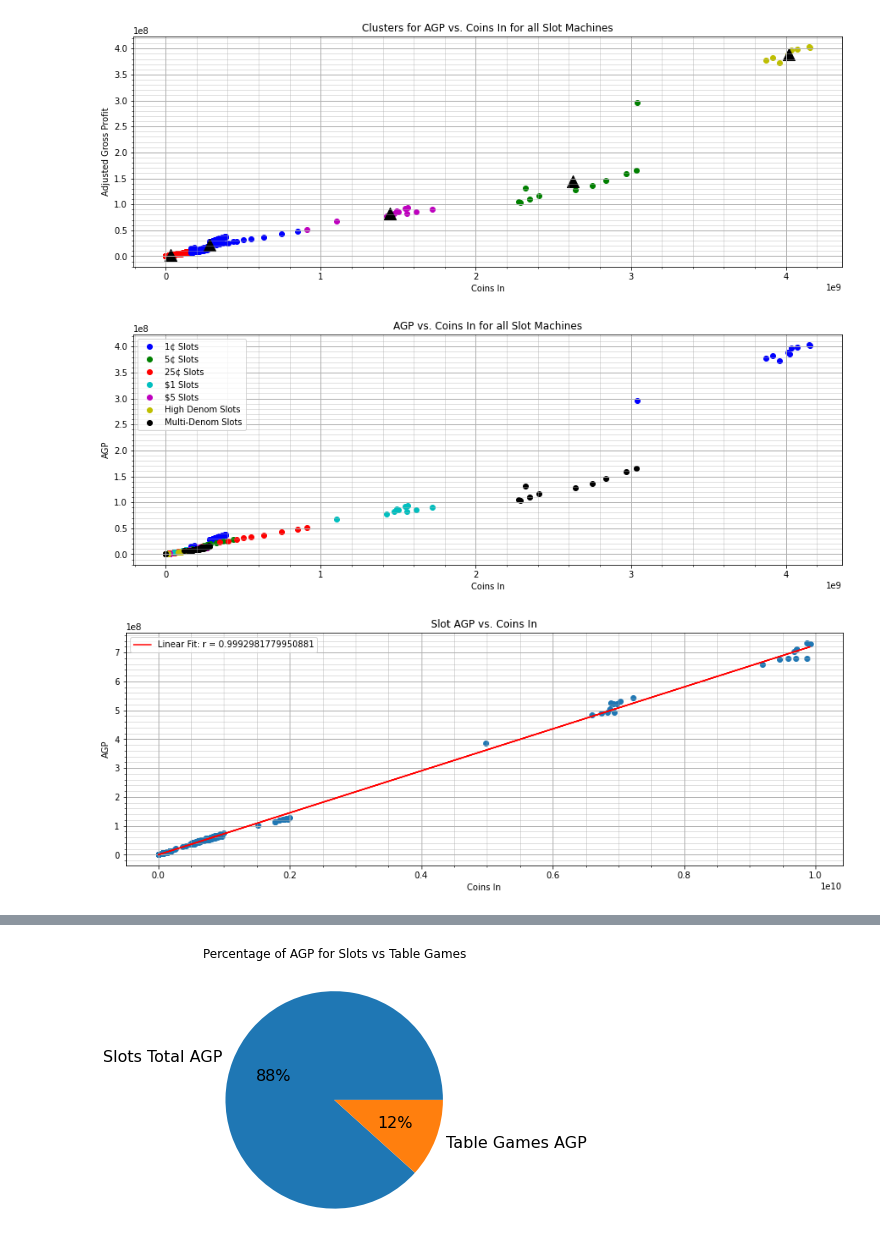
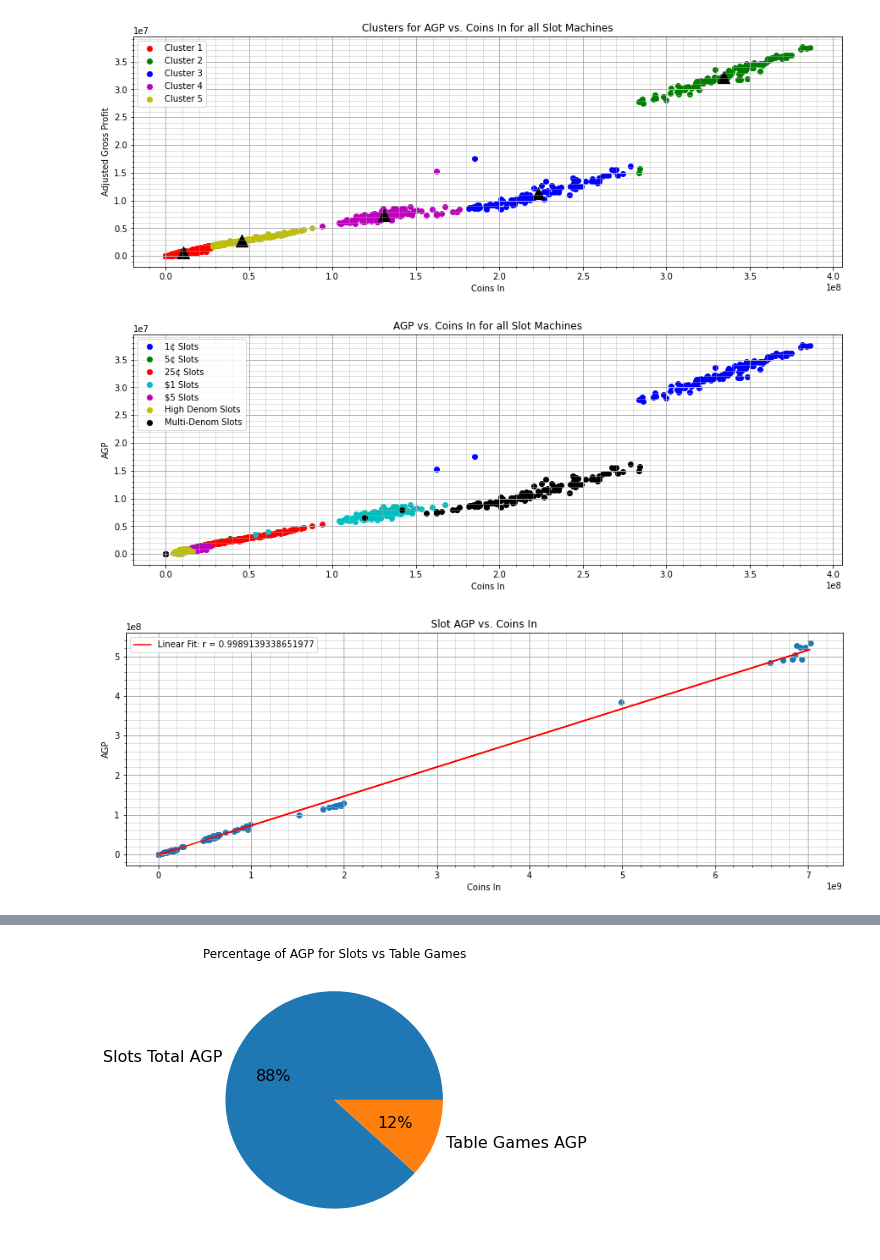
Before and after one commit to MattsonCam/Casino_Royale, a Jupyter notebook: casino_royale.ipynb, the cells around one changed output, grey strips where cells are left out. Drawn from its saved outputs; the diff is of its cells as text; code cells hidden in the pictures.

```diff
--- a/casino_royale.ipynb
+++ b/casino_royale.ipynb
@@ -222,66 +219,63 @@ colors = ['r','g','b']
 # %%
-allsltagp = pd.concat([state.loc[:,'1¢ Slots AGP'],state.loc[:,'5¢ Slots AGP'],state.loc[:,'10¢ Slots AGP'],state.loc[:,'25¢ Slots AGP'],state.loc[:,'50¢ Slots AGP'],state.loc[:,'$1 Slots AGP'],state.loc[:,'$2 Slots AGP'],state.loc[:,'$5 Slots AGP'],state.loc[:,'High Denom Slots AGP'],state.loc[:,'Multi-Denom Slots AGP']])
-allsltcoin = pd.concat([state.loc[:,'1¢ Slots Coins In'],state.loc[:,'5¢ Slots Coins In'],state.loc[:,'10¢ Slots Coins In'],state.loc[:,'25¢ Slots Coins In'],state.loc[:,'50¢ Slots Coins In'],state.loc[:,'$1 Slots Coins In'],state.loc[:,'$2 Slots Coins In'],state.loc[:,'$5 Slots Coins In'],state.loc[:,'High Denom Slots Coins In'],state.loc[:,'Multi-Denom Slots Coins In']])
+slotfilt = (state['month'].isin(monchoose))
+#print(state)
+allsltagp = pd.concat([state.loc[slotfilt,'1¢ Slots AGP'],state.loc[slotfilt,'5¢ Slots AGP'],state.loc[slotfilt,'10¢ Slots AGP'],state.loc[slotfilt,'25¢ Slots AGP'],state.loc[slotfilt,'50¢ Slots AGP'],state.loc[slotfilt,'$1 Slots AGP'],state.loc[slotfilt,'$2 Slots AGP'],state.loc[slotfilt,'$5 Slots AGP'],state.loc[slotfilt,'High Denom Slots AGP'],state.loc[slotfilt,'Multi-Denom Slots AGP']])
+allsltcoin = pd.concat([state.loc[slotfilt,'1¢ Slots Coins In'],state.loc[slotfilt,'5¢ Slots Coins In'],state.loc[slotfilt,'10¢ Slots Coins In'],state.loc[slotfilt,'25¢ Slots Coins In'],state.loc[slotfilt,'50¢ Slots Coins In'],state.loc[slotfilt,'$1 Slots Coins In'],state.loc[slotfilt,'$2 Slots Coins In'],state.loc[slotfilt,'$5 Slots Coins In'],state.loc[slotfilt,'High Denom Slots Coins In'],state.loc[slotfilt,'Multi-Denom Slots Coins In']])
+
 plt.rcParams['figure.figsize'] = [15,5]
 allsltagp = allsltagp.to_numpy()
 allsltcoin = allsltcoin.to_numpy()
-
-'''
-plt.scatter(state.loc[:,'Slots Total Coins In'],state.loc[:,'Slots Total AGP'],color='r')
-plt.scatter(cripple.loc[:,'Slots Total Coins In'],cripple.loc[:,'Slots Total AGP'],color='g')
-plt.scatter(black.loc[:,'Slots Total Coins In'],black.loc[:,'Slots Total AGP'],color='b')
-plt.scatter(central.loc[:,'Slots Total Coins In'],central.loc[:,'Slots Total AGP'],color='y')
-'''
 
 points = np.vstack((allsltcoin,allsltagp)).T
 kmeansmodel = kmeans(n_clusters=5)
 values = kmeansmodel.fit_predict(points)
 centind0 = np.where(values[:] == 0)[0]
 centind1 = np.where(values[:] == 1)[0]
 centind2 = np.where(values[:] == 2)[0]
 centind3 = np.where(values[:] == 3)[0]
 centind4 = np.where(values[:] == 4)[0]
 centroids = kmeansmodel.cluster_centers_
 
 plt.figure(1)
 plt.minorticks_on()
 plt.grid(which='minor', alpha=0.5)
 plt.grid(which='major', linewidth=1)
 
-plt.scatter(allsltcoin[centind0],allsltagp[centind0],color='r')
-plt.scatter(allsltcoin[centind1],allsltagp[centind1],color='g')
-plt.scatter(allsltcoin[centind2],allsltagp[centind2],color='b')
-plt.scatter(allsltcoin[centind3],allsltagp[centind3],color='m')
-plt.scatter(allsltcoin[centind4],allsltagp[centind4],color='y')
+plt.scatter(allsltcoin[centind0],allsltagp[centind0],color='r',label='Cluster 1')
+plt.scatter(allsltcoin[centind1],allsltagp[centind1],color='g',label='Cluster 2')
+plt.scatter(allsltcoin[centind2],allsltagp[centind2],color='b',label='Cluster 3')
+plt.scatter(allsltcoin[centind3],allsltagp[centind3],color='m',label='Cluster 4')
+plt.scatter(allsltcoin[centind4],allsltagp[centind4],color='y',label='Cluster 5')
 plt.scatter(centroids[:,0],centroids[:,1],color='k', marker='^', s = 200)
 plt.xlabel('Coins In')
 plt.ylabel('Adjusted Gross Profit')
 plt.title('Clusters for AGP vs. Coins In for all Slot Machines')
+plt.legend()
 plt.savefig('slots-clusters.png')
 
 plt.figure(2)
 plt.minorticks_on()
 plt.grid(which='minor', alpha=0.5)
 plt.grid(which='major', linewidth=1)
-plt.scatter(state.loc[:,'1¢ Slots Coins In'],state.loc[:,'1¢ Slots AGP'],color='b',label='1¢ Slots')
-plt.scatter(state.loc[:,'5¢ Slots Coins In'],state.loc[:,'5¢ Slots AGP'],color='g',label='5¢ Slots')
-plt.scatter(state.loc[:,'25¢ Slots Coins In'],state.loc[:,'25¢ Slots AGP'],color='r',label='25¢ Slots')
-plt.scatter(state.loc[:,'$1 Slots Coins In'],state.loc[:,'$1 Slots AGP'],color='c',label='$1 Slots')
-plt.scatter(state.loc[:,'$5 Slots Coins In'],state.loc[:,'$5 Slots AGP'],color='m',label='$5 Slots')
-plt.scatter(state.loc[:,'High Denom Slots Coins In'],state.loc[:,'High Denom Slots AGP'],color='y',label='High Denom Slots')
-plt.scatter(state.loc[:,'Multi-Denom Slots Coins In'],state.loc[:,'Multi-Denom Slots AGP'],color='k',label='Multi-Denom Slots')
+plt.scatter(state.loc[slotfilt,'1¢ Slots Coins In'],state.loc[slotfilt,'1¢ Slots AGP'],color='b',label='1¢ Slots')
+plt.scatter(state.loc[slotfilt,'5¢ Slots Coins In'],state.loc[slotfilt,'5¢ Slots AGP'],color='g',label='5¢ Slots')
+plt.scatter(state.loc[slotfilt,'25¢ Slots Coins In'],state.loc[slotfilt,'25¢ Slots AGP'],color='r',label='25¢ Slots')
+plt.scatter(state.loc[slotfilt,'$1 Slots Coins In'],state.loc[slotfilt,'$1 Slots AGP'],color='c',label='$1 Slots')
+plt.scatter(state.loc[slotfilt,'$5 Slots Coins In'],state.loc[slotfilt,'$5 Slots AGP'],color='m',label='$5 Slots')
+plt.scatter(state.loc[slotfilt,'High Denom Slots Coins In'],state.loc[slotfilt,'High Denom Slots AGP'],color='y',label='High Denom Slots')
+plt.scatter(state.loc[slotfilt,'Multi-Denom Slots Coins In'],state.loc[slotfilt,'Multi-Denom Slots AGP'],color='k',label='Multi-Denom Slots')
 plt.xlabel('Coins In')
 plt.ylabel('AGP')
 plt.title('AGP vs. Coins In for all Slot Machines')
 plt.legend()
 
 plt.savefig('slots-coins_in_vs_agp.png')
 # %% [output]
-[figure, old version]
+[figure, new version]
-[figure, old version]
+[figure, new version]
 # %%
-slotcoin = pd.concat([state.loc[:,'Slots Total Coins In'],cripple.loc[:,'Slots Total Coins In'],black.loc[:,'Slots Total Coins In'],central.loc[:,'Slots Total Coins In']],axis=0)
-slotagp = pd.concat([state.loc[:,'Slots Total AGP'],cripple.loc[:,'Slots Total AGP'],black.loc[:,'Slots Total AGP'],central.loc[:,'Slots Total AGP']],axis=0)
+slotcoin = pd.concat([cripple.loc[:,'Slots Total Coins In'],black.loc[:,'Slots Total Coins In'],central.loc[:,'Slots Total Coins In']],axis=0)
+slotagp = pd.concat([cripple.loc[:,'Slots Total AGP'],black.loc[:,'Slots Total AGP'],central.loc[:,'Slots Total AGP']],axis=0)
 slotagp = slotagp.to_numpy()
 slotcoin = slotcoin.to_numpy()
 
@@ -305,7 +299,7 @@ plt.legend(['Linear Fit: r = ' + str(corr)], loc='upper left')
 plt.rcParams['figure.figsize'] = [10,5]
 plt.savefig('cluster-linear_regression.png')
 # %% [output]
-[figure, old version]
+[figure, new version]
 # %%
 #plot 1
 
```
Also changed, not shown: parts of 8 cells of this notebook.
